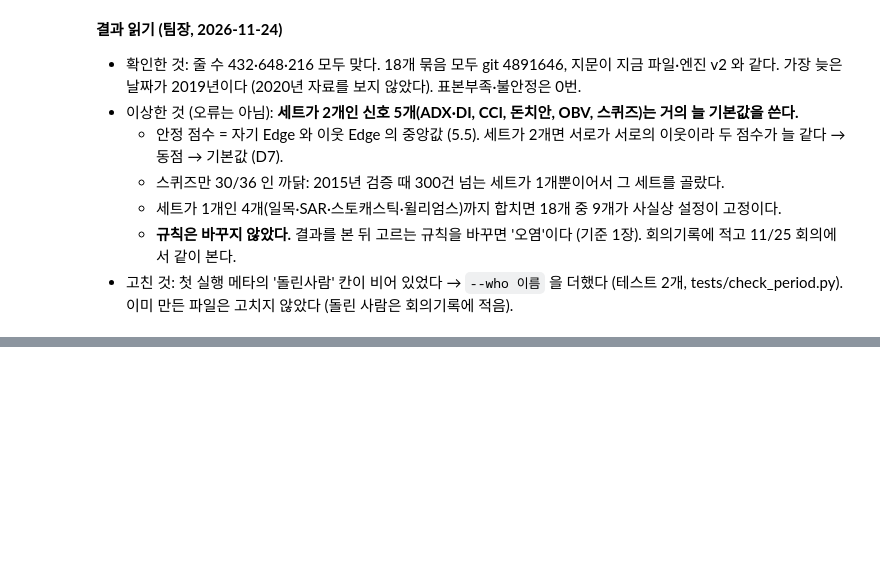
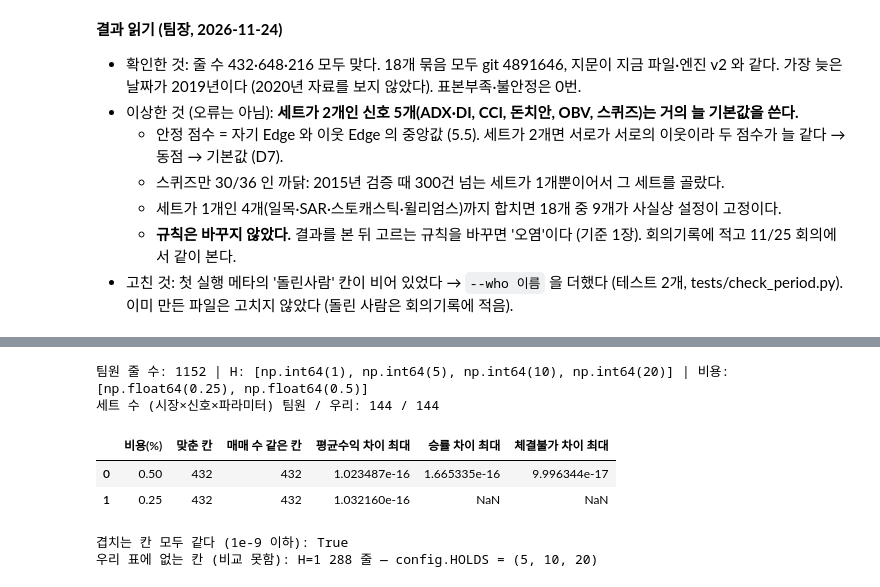
Before and after one commit to jaeyoung84/indexbeater, a Jupyter notebook: notebooks/05_점수표_실행점검.ipynb, the cells around one changed output, grey strips where cells are left out. Saved outputs shown, nothing was run; the diff lists cells and outputs as text; code cells hidden in the pictures; blank space fills up the shorter version.

```diff
--- a/notebooks/05_점수표_실행점검.ipynb
+++ b/notebooks/05_점수표_실행점검.ipynb
@@ -415,0 +424,39 @@ print("표본부족:", int(ps["표본부족"].sum()), "| 불안정:", int(ps["
+# %%
+import ast
+
+team_file = Path.home() / "Desktop" / "27.IndexBeater_.csv"
+if not team_file.exists():
+    print("팀원 파일이 이 컴퓨터에 없습니다:", team_file)
+else:
+    t = pd.read_csv(team_file, encoding="utf-8-sig")
+    t["key"] = t["파라미터"].map(lambda s: json.dumps(ast.literal_eval(s), sort_keys=True))
+    o = ss.copy()
+    o["key"] = o["파라미터"].map(lambda s: json.dumps(json.loads(s), sort_keys=True))
+    print("팀원 줄 수:", len(t), "| H:", sorted(t["보유 거래일"].unique()), "| 비용:", sorted(t["왕복 비용(%)"].unique()))
+    print("세트 수 (시장×신호×파라미터) 팀원 / 우리:", t.groupby(["시장", "신호", "key"]).ngroups, "/", o.groupby(["시장", "신호", "key"]).ngroups)
+
+    rows = []
+    for cost, col in [(0.5, "평균수익_0.5%"), (0.25, "평균수익_0.25%")]:
+        m = t[t["왕복 비용(%)"] == cost].merge(o, left_on=["시장", "신호", "key", "보유 거래일"],
+                                              right_on=["시장", "신호", "key", "H"], how="inner")
+        row = {"비용(%)": cost, "맞춘 칸": len(m),
+               "매매 수 같은 칸": int((m["청산"] == m["거래수"]).sum()),
+               "평균수익 차이 최대": (m["평균 수익률(%)"] / 100 - m[col]).abs().max()}
+        if cost == 0.5:
+            row["승률 차이 최대"] = (m["승률(%)"] / 100 - m["승률_0.5%"]).abs().max()
+            nofill = (m["갭 취소"] + m["매수 불가"]) / (m["청산"] + m["갭 취소"] + m["매수 불가"])
+            row["체결불가 차이 최대"] = (nofill - m["체결불가비율"]).abs().max()
+        rows.append(row)
+    t7 = pd.DataFrame(rows)
+    display(t7)
+    same = all(r["맞춘 칸"] == 432 and r["매매 수 같은 칸"] == 432 for r in rows) and         all(v <= 1e-9 for r in rows for k, v in r.items() if "차이" in k)
+    print("겹치는 칸 모두 같다 (1e-9 이하):", same)
+    print("우리 표에 없는 칸 (비교 못함): H=1", int((t["보유 거래일"] == 1).sum()), "줄 — config.HOLDS =", C.HOLDS)
+# %% [output]
+팀원 줄 수: 1152 | H: [np.int64(1), np.int64(5), np.int64(10), np.int64(20)] | 비용: [np.float64(0.25), np.float64(0.5)]
+세트 수 (시장×신호×파라미터) 팀원 / 우리: 144 / 144
+|  | 비용(%) | 맞춘 칸 | 매매 수 같은 칸 | 평균수익 차이 최대 | 승률 차이 최대 | 체결불가 차이 최대 |
+| 0 | 0.50 | 432 | 432 | 1.023487e-16 | 1.665335e-16 | 9.996344e-17 |
+| 1 | 0.25 | 432 | 432 | 1.032160e-16 | NaN | NaN |
+겹치는 칸 모두 같다 (1e-9 이하): True
+우리 표에 없는 칸 (비교 못함): H=1 288 줄 — config.HOLDS = (5, 10, 20)
```
Also changed, not shown: parts of 6 cells of this notebook, 2 other files.
